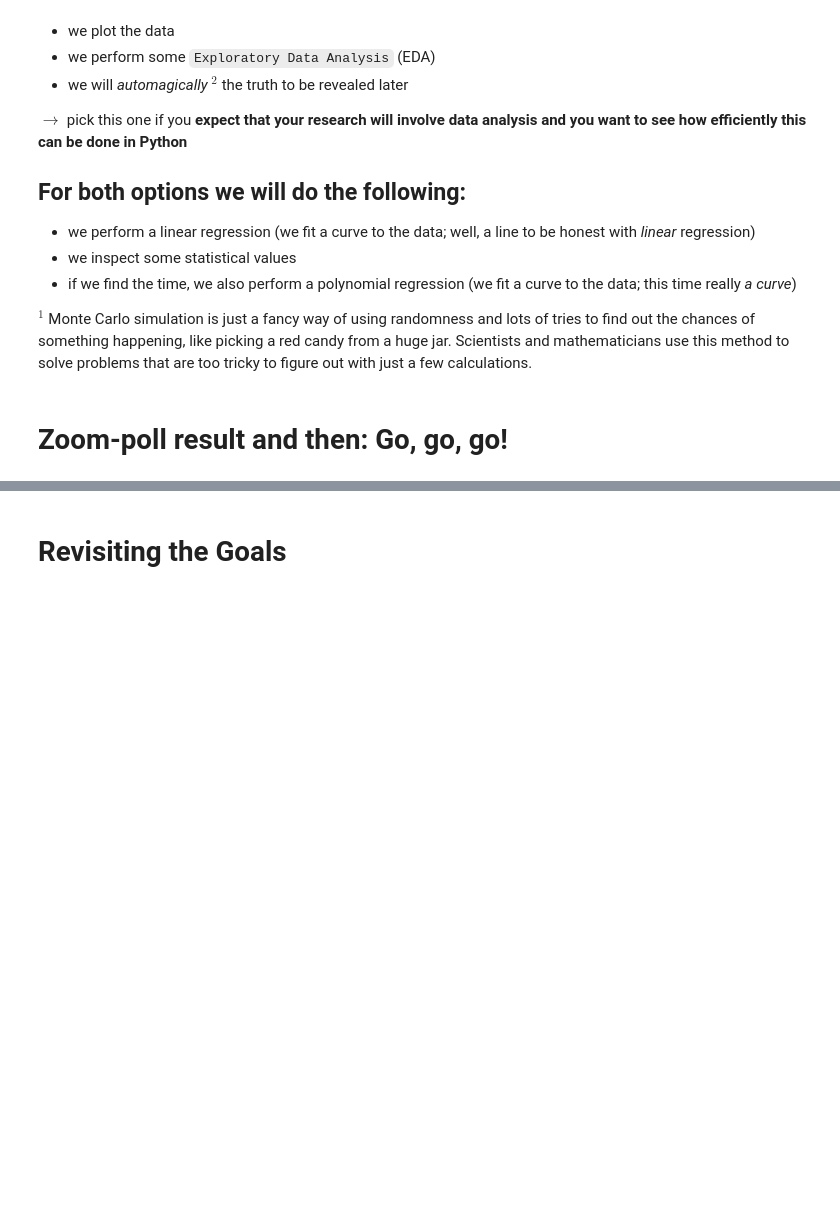
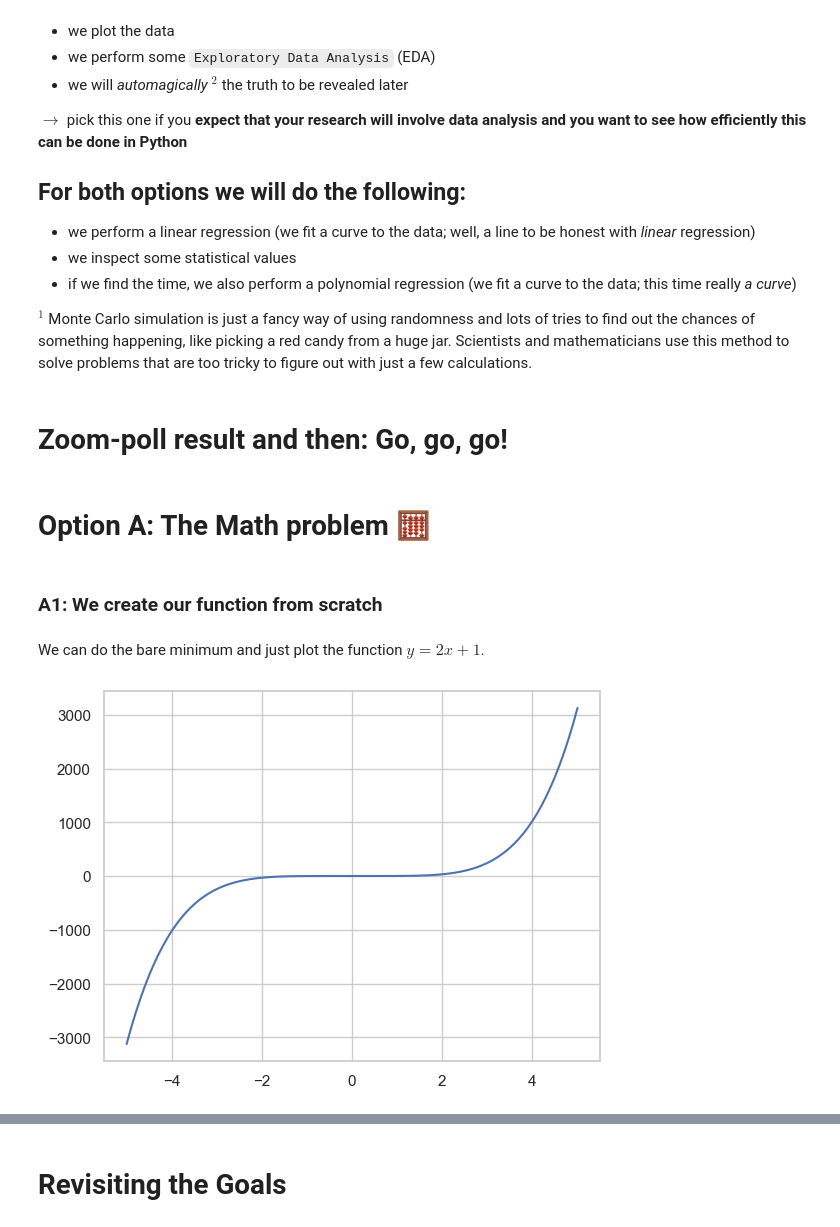
Before and after one commit to UoA-eResearch/ResBaz24Python, a Jupyter notebook: IntroductionToPython.ipynb, the cells around one changed output, grey strips where cells are left out. Cells and saved outputs as stored; diff of their text form; code cells hidden in the pictures; blank space fills up the shorter version.

```diff
--- a/IntroductionToPython.ipynb
+++ b/IntroductionToPython.ipynb
@@ -286,0 +433,30 @@ import pandas as pd
+# %% [markdown]
+# Option A: The Math problem 🧮
+# %% [markdown]
+### A1: We create our function from scratch
+# %%
+import matplotlib.pyplot as plt
+import numpy as np
+import seaborn as sns
+
+# Define the function
+def f(x):
+    return x**5 + 1
+
+# Generate values for x
+x = np.linspace(-5, 5, 100)  # 100 points between -5 and 5
+
+# Compute corresponding y values
+y = f(x)
+# %% [markdown]
+We can do the bare minimum and just plot the function $y = 2x + 1$.
+# %%
+# Plot the function
+plt.plot(x, y)
+# plt.title('Option A: Math Problem - Initial Plot')
+# plt.grid(True)
+# # plt.xlabel('x')
+# # plt.ylabel('y')
+plt.show()
+# %% [output]
+[figure, added]
```
Also changed, not shown: parts of 30 cells of this notebook, 1 other file.
